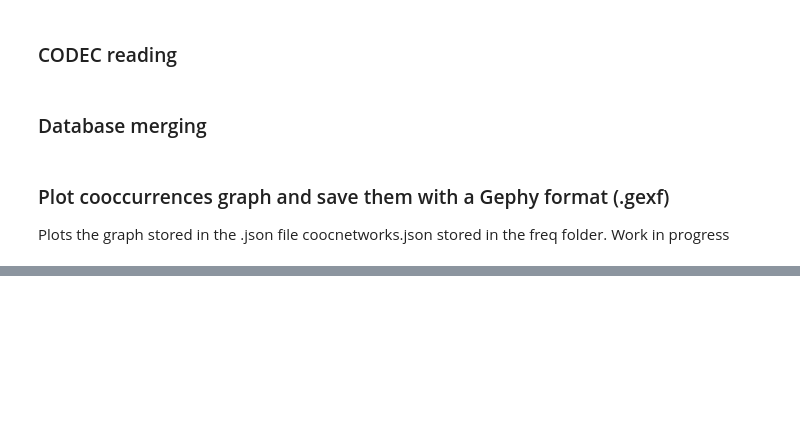
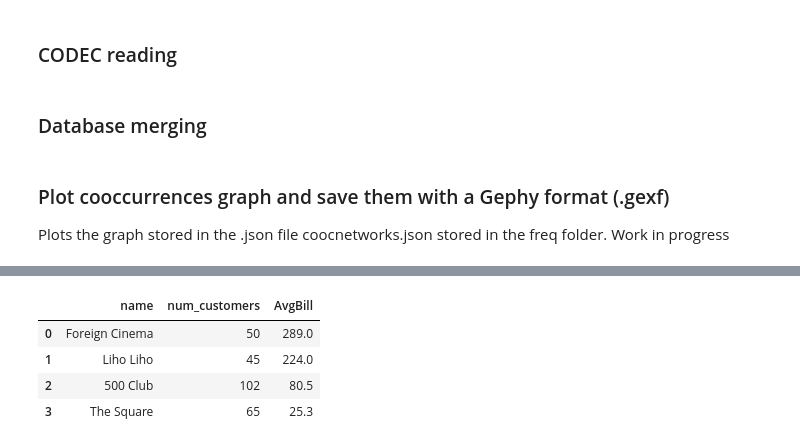
Before and after one commit to IonaBrenac/BiblioAnalysis, a Jupyter notebook: BiblioAnalysis_OnDev.ipynb, the cells around one changed output, grey strips where cells are left out. Drawn from its saved outputs; the diff is of its cells as text; code cells hidden in the pictures; blank space fills up the shorter version.

```diff
--- a/BiblioAnalysis_OnDev.ipynb
+++ b/BiblioAnalysis_OnDev.ipynb
@@ -448,0 +537,9 @@ plot_cooc(in_dir, out_dir, item)
+# %%
+df_saved_file = pd.read_csv(r'C:\Temp\my_new_file.csv',skipfooter=0,engine='python')
+df_saved_file
+# %% [output]
+|  | name | num_customers | AvgBill |
+| 0 | Foreign Cinema | 50 | 289.0 |
+| 1 | Liho Liho | 45 | 224.0 |
+| 2 | 500 Club | 102 | 80.5 |
+| 3 | The Square | 65 | 25.3 |
```
Also changed, not shown: parts of 6 cells of this notebook, 2 other files.
